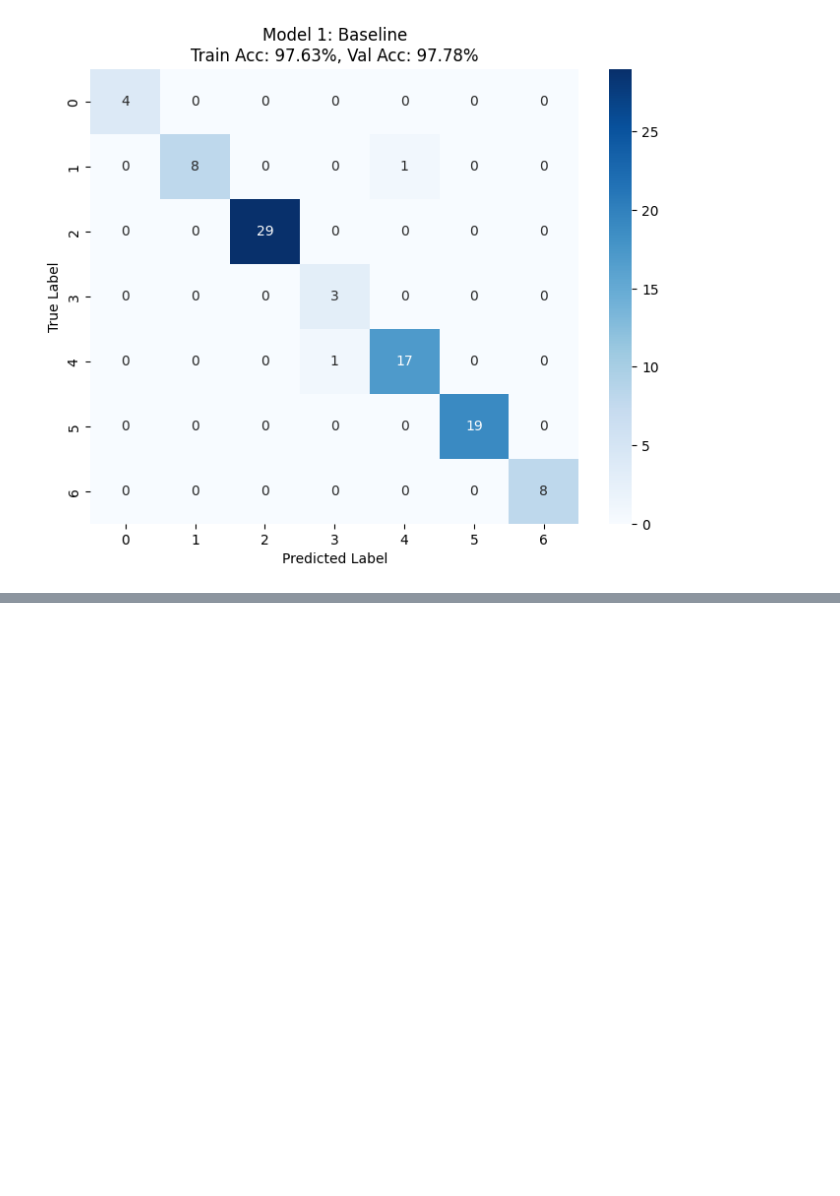
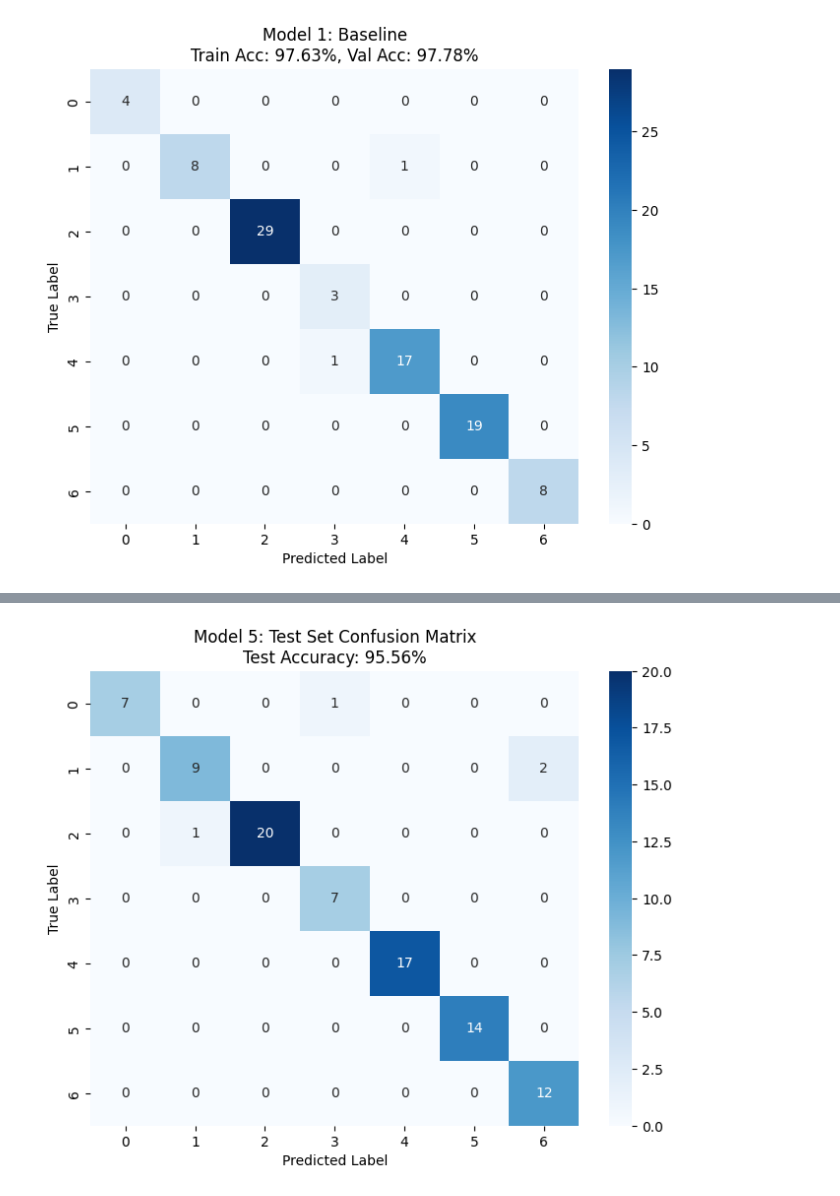
Before and after one commit to DanielMelo46/Neural_Networks_Assignment_1, a Jupyter notebook: assignment_2.ipynb, the cells around one changed output, grey strips where cells are left out. Saved outputs shown, nothing was run; the diff lists cells and outputs as text; code cells hidden in the pictures; blank space fills up the shorter version.

```diff
--- a/assignment_2.ipynb
+++ b/assignment_2.ipynb
@@ -535,0 +564,3 @@ Final Validation Accuracy: 0.9778
+# %%
+y_test_pred = model5.predict(X_test, verbose=0)
+y_test_pred = y_test_pred.argmax(axis=1)
@@ -535,0 +572,3 @@ Final Validation Accuracy: 0.9778
+# %%
+cm_test = confusion_matrix(y_test, y_test_pred)
+cm_test
@@ -535,0 +583,9 @@ Final Validation Accuracy: 0.9778
+# %%
+plt.figure(figsize=(8, 6))
+sns.heatmap(cm_test, annot=True, fmt='d', cmap='Blues')
+plt.title(f'Model 5: Test Set Confusion Matrix\nTest Accuracy: {test_accuracy*100:.2f}%')
+plt.ylabel('True Label')
+plt.xlabel('Predicted Label')
+plt.show()
+# %% [output]
+[figure, added]
```
Also changed, not shown: parts of 7 cells of this notebook.
